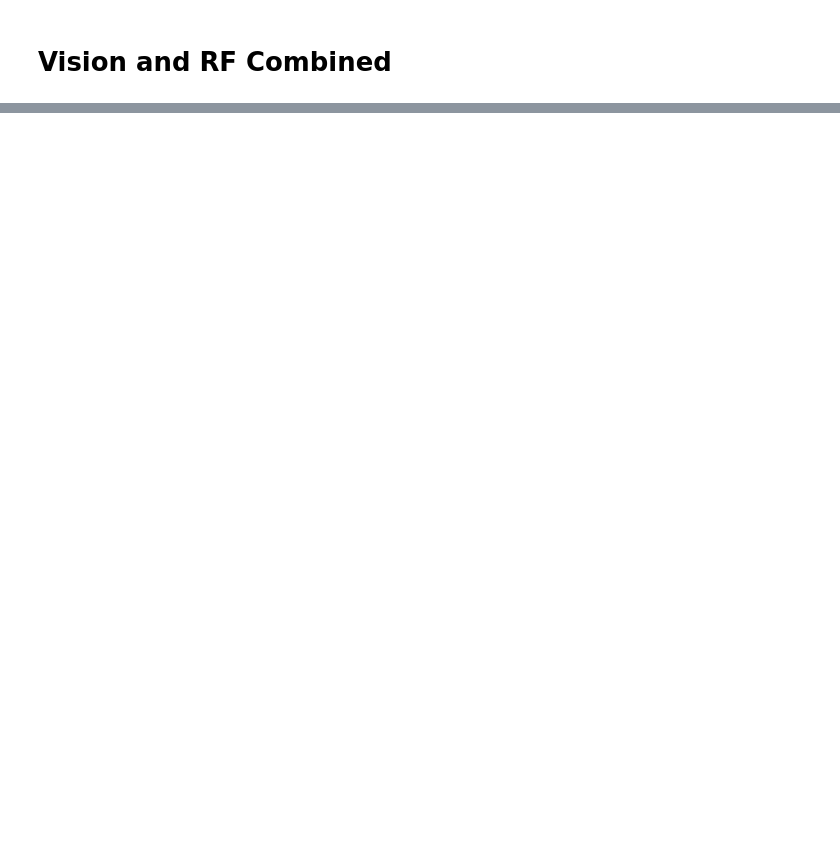
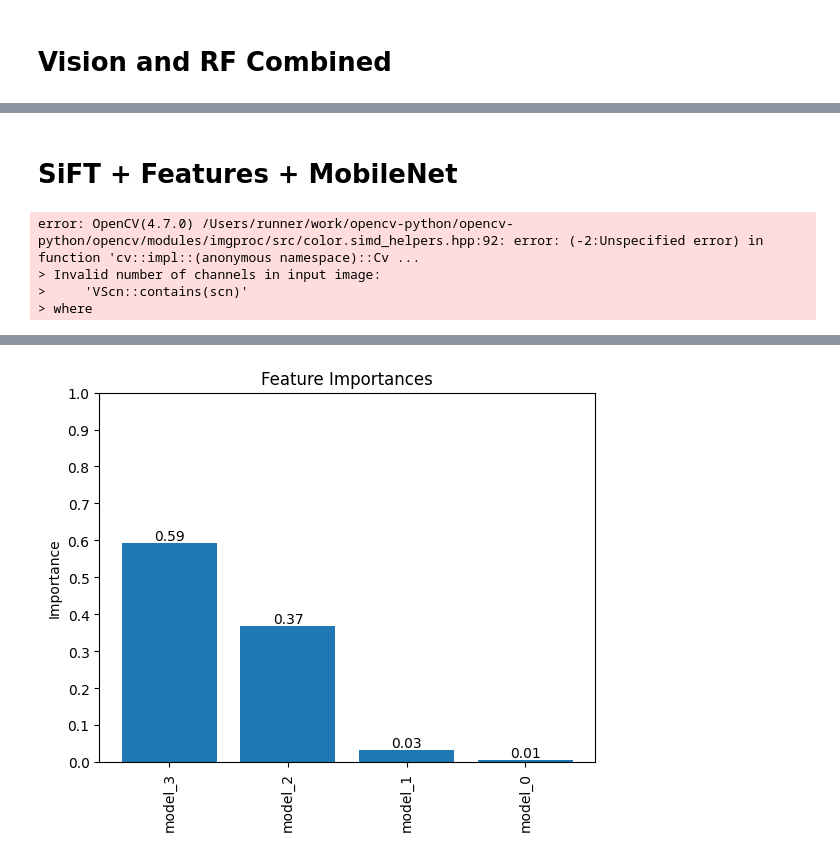
Before and after one commit to besplago/thesis-house-price-estimation, a Jupyter notebook: Ensemble.ipynb, the cells around one changed output, grey strips where cells are left out. Drawn from its saved outputs; the diff is of its cells as text; code cells hidden in the pictures; blank space fills up the shorter version.

```diff
--- a/Ensemble.ipynb
+++ b/Ensemble.ipynb
@@ -223,0 +338,5 @@ ValueError: The first argument to `Layer.call` must always be passed.
+# %%
+#Add the predictions to the dataframe, as 6 new columns
+for i in range(6):
+  train_df[f'vit_prediction_{i}'] = train_image_predictions.detach().numpy()[:, i]
+  valid_df[f'vit_prediction_{i}'] = valid_image_predictions.detach().numpy()[:, i]
@@ -223,0 +449,48 @@ ValueError: The first argument to `Layer.call` must always be passed.
+# %% [markdown]
+# SiFT + Features + MobileNet
+# %%
+import joblib
+from img_utils import create_bow_representation
+from sklearn.ensemble import RandomForestRegressor
+
+def Create_Multi_Model(model_list, input_list, target_list):
+  """
+  Takes a list of models, and a list of inputs. Run each model on each input, and input that into a new RF. Train the new RF.
+  """
+  #Create a new dataframe
+  new_df = pd.DataFrame()
+  for model, input in zip(model_list, input_list):
+    model_name = "model_" + str(model_list.index(model))
+    predictions = model.predict(input).flatten()
+    new_df[model_name] = predictions
+
+  #Train a new RF on the new dataframe
+  y_train = target_list
+  X_train = new_df
+  forest = RandomForestRegressor(random_state=0, n_estimators=1000)
+  forest.fit(X_train, y_train)
+  #print feature importances
+  feature_importance(forest, X_train)
+  return forest
+# %%
+#Load the Models
+RF_model = joblib.load('trained_models/forest_model.pkl')
+MN_model = load_model('trained_models/MobileNet_Continous.keras')
+BoW_model = joblib.load('trained_models/RF_BoW.pkl')
+XGB_model = joblib.load('trained_models/xgb_model.pkl')
+models_list = [BoW_model, MN_model, RF_model, XGB_model]
+# %%
+#Load the Inputs for each model
+RF_input = valid_df.drop(columns=['image_floorplan', 'price'])
+MN_input = preprocess_images(valid_df, 'image_floorplan', 224, 224, True, False, False)
+BoW_input = [x.flatten() for x in create_bow_representation(MN_input)]
+inputs_list = [BoW_input, MN_input, RF_input, RF_input]
+# %% [output]
+error: OpenCV(4.7.0) /Users/runner/work/opencv-python/opencv-python/opencv/modules/imgproc/src/color.simd_helpers.hpp:92: error: (-2:Unspecified error) in function 'cv::impl::(anonymous namespace)::Cv ...
+> Invalid number of channels in input image:
+>     'VScn::contains(scn)'
+> where
+# %%
+#Create the combined model
+combined_model = Create_Multi_Model(models_list, inputs_list, valid_df['price'])
+# %% [output]
@@ -223,0 +498 @@ ValueError: The first argument to `Layer.call` must always be passed.
+[figure, added]
```
Also changed, not shown: parts of 69 cells of this notebook, 4 other files.
